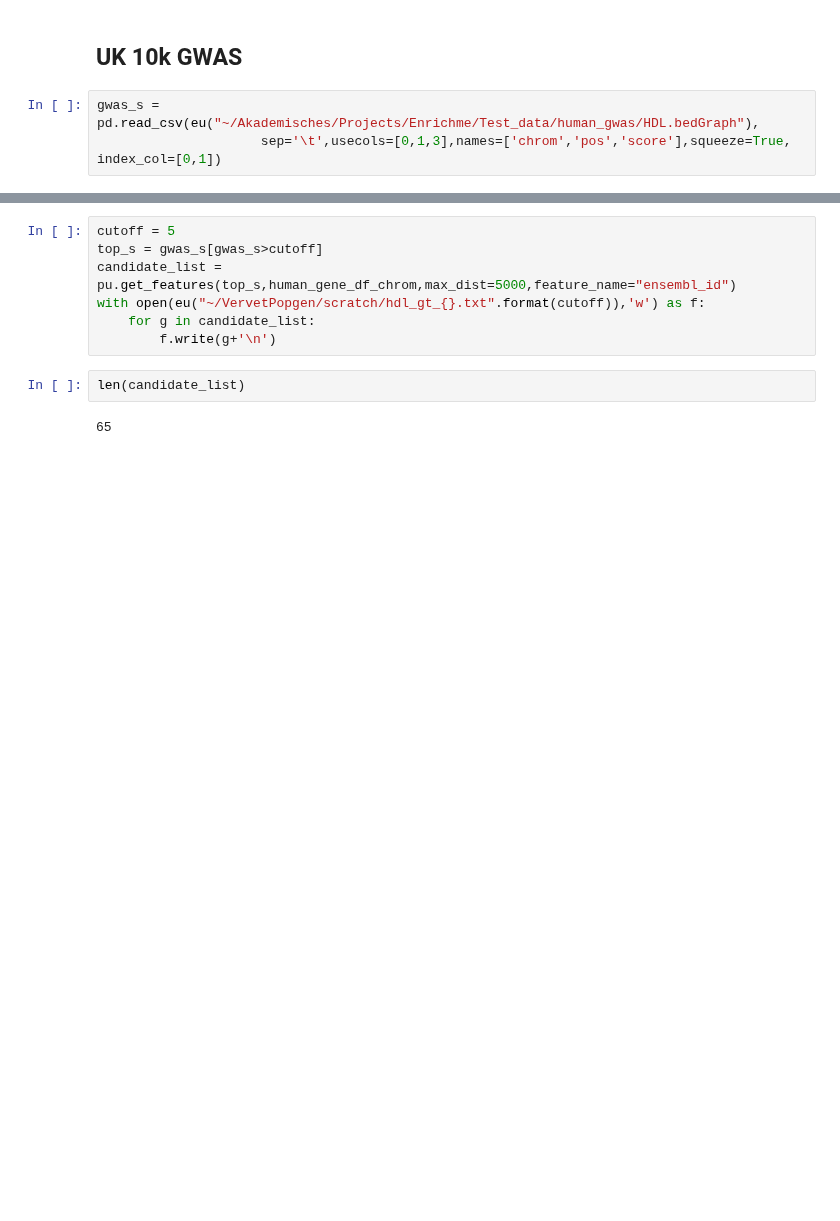
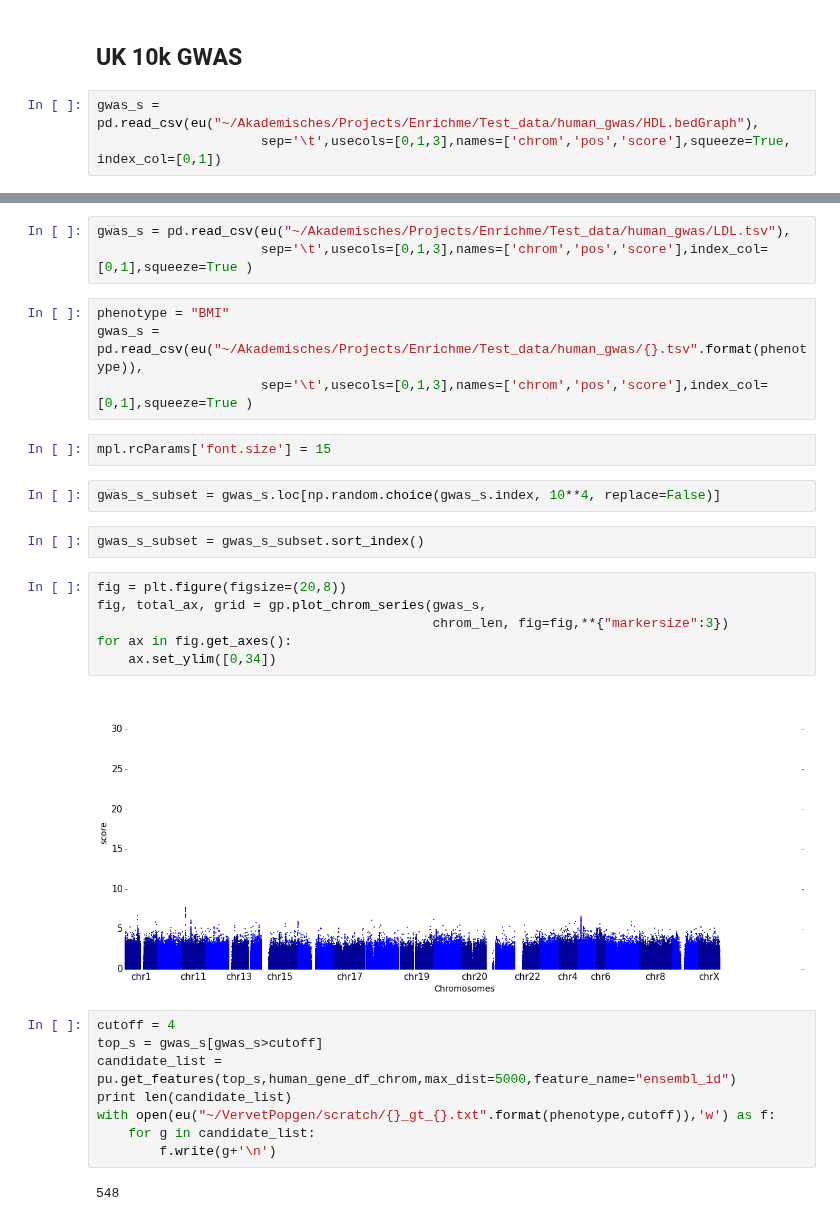
Before and after one commit to peterdfields/hs_vervet, a Jupyter notebook: notebooks/201604_enrichme_test_on_human.ipynb, the cells around one changed output, grey strips where cells are left out. Drawn from its saved outputs; the diff is of its cells as text; blank space fills up the shorter version.

```diff
--- a/notebooks/201604_enrichme_test_on_human.ipynb
+++ b/notebooks/201604_enrichme_test_on_human.ipynb
@@ -99,11 +179,31 @@ gwas_s = pd.read_csv(eu("~/Akademisches/Projects/Enrichme/Test_data/human_gwas/H
+# %%
+gwas_s = pd.read_csv(eu("~/Akademisches/Projects/Enrichme/Test_data/human_gwas/LDL.tsv"),
+                     sep='\t',usecols=[0,1,3],names=['chrom','pos','score'],index_col=[0,1],squeeze=True )
+# %%
+phenotype = "BMI"
+gwas_s = pd.read_csv(eu("~/Akademisches/Projects/Enrichme/Test_data/human_gwas/{}.tsv".format(phenotype)),
+                     sep='\t',usecols=[0,1,3],names=['chrom','pos','score'],index_col=[0,1],squeeze=True )
+# %%
+mpl.rcParams['font.size'] = 15
+# %%
+gwas_s_subset = gwas_s.loc[np.random.choice(gwas_s.index, 10**4, replace=False)]
+# %%
+gwas_s_subset = gwas_s_subset.sort_index()
+# %%
+fig = plt.figure(figsize=(20,8))
+fig, total_ax, grid = gp.plot_chrom_series(gwas_s,
+                                           chrom_len, fig=fig,**{"markersize":3})
+for ax in fig.get_axes():
+    ax.set_ylim([0,34])
+# %% [output]
+[figure, added]
 # %%
-cutoff = 5
+cutoff = 4
 top_s = gwas_s[gwas_s>cutoff]
 candidate_list = pu.get_features(top_s,human_gene_df_chrom,max_dist=5000,feature_name="ensembl_id")
-with open(eu("~/VervetPopgen/scratch/hdl_gt_{}.txt".format(cutoff)),'w') as f:
+print len(candidate_list)
+with open(eu("~/VervetPopgen/scratch/{}_gt_{}.txt".format(phenotype,cutoff)),'w') as f:
     for g in candidate_list:
         f.write(g+'\n')
+# %% [output]
+548
-# %%
-len(candidate_list)
-# %% [output]
-65
```
Also changed, not shown: parts of 30 cells of this notebook, 1 other file.
